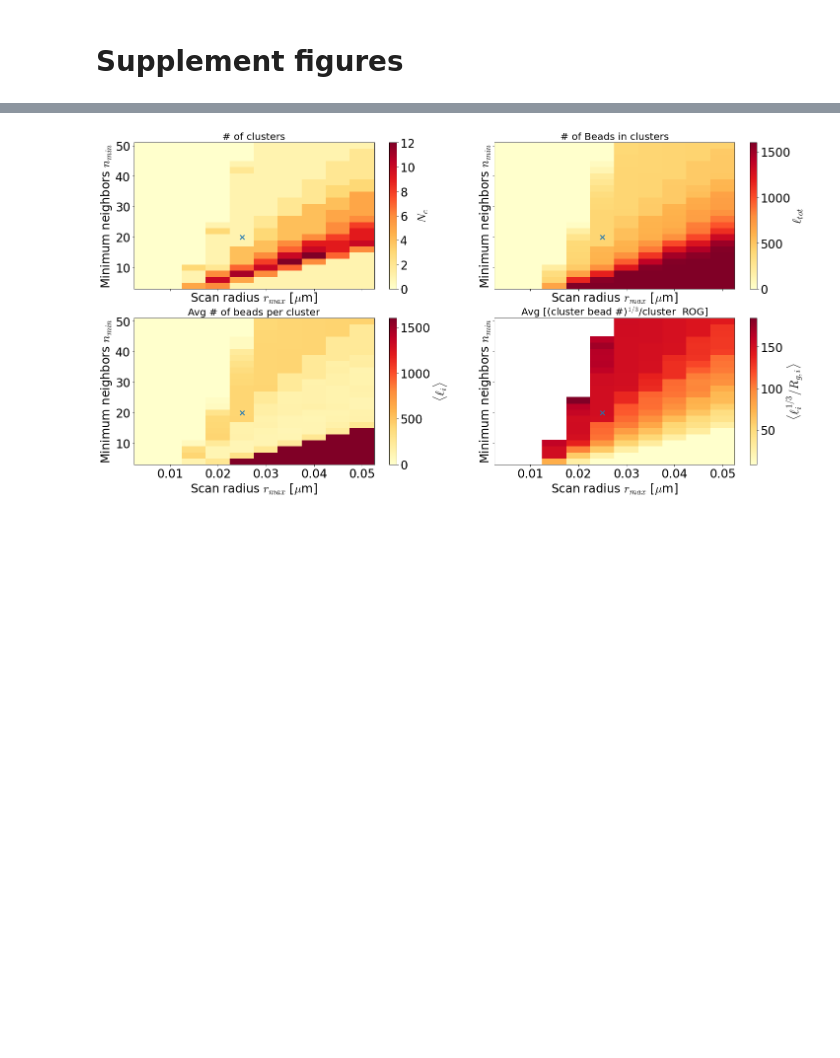
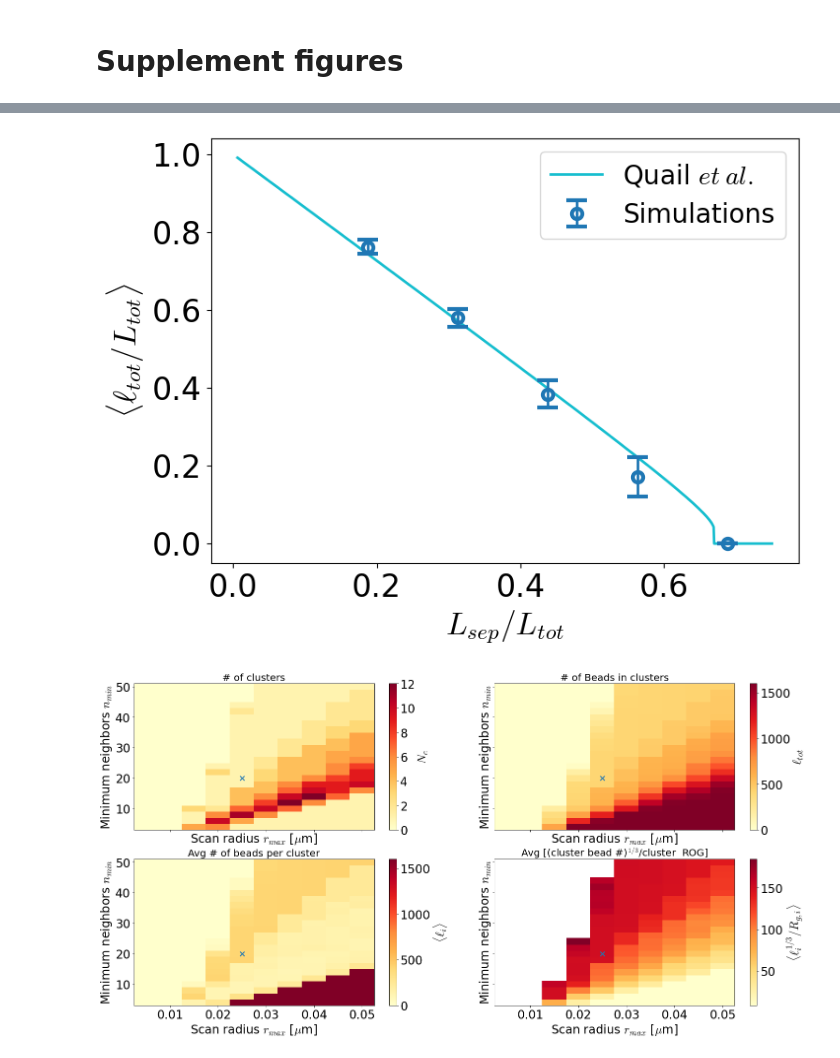
Before and after one commit to flatironinstitute/aLENS_analysis, a Jupyter notebook: notebooks/chromatin_notebooks/Dyn_cond_figs/Figure2.ipynb, the cells around one changed output, grey strips where cells are left out. Saved outputs shown, nothing was run; the diff lists cells and outputs as text; code cells hidden in the pictures; blank space fills up the shorter version.

```diff
--- a/notebooks/chromatin_notebooks/Dyn_cond_figs/Figure2.ipynb
+++ b/notebooks/chromatin_notebooks/Dyn_cond_figs/Figure2.ipynb
@@ -470,8 +835,8 @@ def parse_params(param_dir):
                 run_params = yaml.safe_load(h5_data.attrs["RunConfig"])
                 prot_params = yaml.safe_load(h5_data.attrs["ProteinConfig"])
             return run_params["pinDist"], prot_params["proteins"][0]["Ke"][1]
-        except:
-            print(f"Error occured while parsing ", data_path)
+        except Exception:
+            print("Error occured while parsing ", data_path)
             continue
 
 
@@ -488,9 +853,9 @@ for param_dir in slice_path.glob("*"):
         min_run_length = min(
             [len(h5py.File(h5p, "r")["time"]) for h5p in sd_h5_file_lst]
         )
-    except:
+    except Exception:
         print(
-            f"Error occured while trying to find min_run_length in param dir", param_dir
+            "Error occured while trying to find min_run_length in param dir", param_dir
         )
         continue
     with h5py.File(sd_h5_file_lst[0], "r") as h5d:
@@ -544,8 +909,8 @@ for param_dir in slice_path.glob("*"):
                 max_clust_arr[ih, c] = max_beads
                 # avg_num_clust_beads_arr[ih, c] += num_beads
 
-        except:
-            print(f"Error occured at", h5d.parent)
+        except Exception:
+            print("Error occured at", h5d.parent)
 
     pin_ke_data_dict[pin_dist][Ke] = {
         'zeroth_mom': zeroth_mom_clust_arr,
@@ -591,3 +956,89 @@ with h5py.File("Figure2/fig2_pin_ke_data_dict.h5", "w") as h5d:
             # grp.attrs["num_runs"] = mom_data['num_runs']
 # %% [markdown]
 # Supplement figures
+# %%
+labels_to_graph_dict = {
+    r"$K_e = 3~\mu {\rm M}^{-1}, L_{sep} = 5~\mu {\rm m}$": "Pin5.0um_Ke3/",
+    # r"$K_e = 10~\mu {\rm M}^{-1}, L_{sep} = 5~\mu {\rm m}$": "Pin5.0um_Ke10/",
+    r"$K_e = 30~\mu {\rm M}^{-1}, L_{sep} = 5~\mu {\rm m}$": "Pin5.0um_Ke30/",
+    r"$K_e = 100~\mu {\rm M}^{-1}, L_{sep} = 5~\mu {\rm m}$": "Pin5.0um_Ke100",
+    r"$K_e = 30~\mu {\rm M}^{-1}, L_{sep} = 3~\mu {\rm m}$": "Pin3.0um_Ke30",
+    # r"$K_e = 30~\mu {\rm M}^{-1}, L_{sep} = 7~\mu {\rm m}$": "Pin7.0um_Ke30",
+    r"$K_e = 30~\mu {\rm M}^{-1}, L_{sep} = 9~\mu {\rm m}$": "Pin9.0um_Ke30",
+}
+colors = ["C1", "C0", "C2", "C3", "C4"]
+
+# Panel C: Theory comparison figure
+fig, ax = plt.subplots(figsize=(8, 6))
+
+# Read Ke=30 data for comparison with theory
+with h5py.File("Figure2/fig2_pin_ke_data_dict.h5", "r") as h5d:
+    time_arr = h5d["time"][...]
+    pin_dist_arr = []
+    beads_num_arr = []
+    beads_std_arr = []
+
+    for label in h5d.keys():
+        if label != "time":
+            h5_data = h5d[label]
+            Ke, pin_dist = h5_data.attrs["Ke"], h5_data.attrs["pin_dist"]
+            if Ke == 30:
+                pin_dist_arr.append(pin_dist)
+                tot_cond = h5_data['first_mom'][...] * h5_data['zeroth_mom'][...]
+                beads_num_arr.append(tot_cond[-time_arr.size // 5:].mean())
+                beads_std_arr.append(tot_cond[-time_arr.size // 5:].std())
+
+# Theory parameters
+mu = 4.1  # Free energy per volume pN/um^2
+alpha = 0.05  # Condensate packing factor um^2
+gamma = 0.15  # Surface tension pN/um
+kappa = 0.0822  # Filament flexibility pN
+Ltot = 16.0  # Total length of the polymer um
+
+# Calculate theoretical predictions
+lsep_arr = np.linspace(0.1, 12, 1000)
+ld_max_prob = np.zeros(lsep_arr.size)
+
+for i, lsep in enumerate(lsep_arr):
+    bound = 0.1
+    while free_energy_deriv(bound, Ltot, lsep, mu, alpha, gamma, kappa) > 0:
+        bound += 0.5
+    if bound > Ltot - (lsep * 1.0000001):
+        ld_max_prob[i] = 0.0
+        continue
+    result = root_scalar(
+        free_energy_deriv,
+        method="brentq",
+        bracket=[bound, Ltot - (lsep * 1.0000001)],
+        args=(Ltot, lsep, mu, alpha, gamma, kappa),
+    )
+    ld_max_prob[i] = result.root
+
+# Plot theory and simulations
+_ = ax.plot(
+    lsep_arr / Ltot,
+    ld_max_prob / Ltot,
+    label=r"Quail $\mathit{et\:al.}$",
+    color="C9",
+)
+_ = ax.errorbar(
+    np.array(pin_dist_arr) / 16.0,
+    np.array(beads_num_arr) / 1600.0,
+    yerr=np.array(beads_std_arr) / 1600.0,
+    fmt="o",
+    markeredgewidth=3,
+    markeredgecolor="C0",
+    markersize=8,
+    markerfacecolor="none",
+    capsize=8,
+    label="Simulations",
+)
+_ = ax.set_xlabel(r"$L_{sep}/L_{tot}$")
+_ = ax.set_ylabel(r"$\langle \ell_{tot}/L_{tot} \rangle$")
+_ = ax.legend()
+
+fig.tight_layout()
+
+fig.savefig("Figure2/fig2_panel_c_theory_comparison.eps", dpi=600, bbox_inches="tight")
+fig.savefig("Figure2/fig2_panel_c_theory_comparison.pdf", dpi=600, bbox_inches="tight")
+# %% [output]
@@ -594,3 +1046,4 @@ with h5py.File("Figure2/fig2_pin_ke_data_dict.h5", "w") as h5d:
+[figure, added]
 # %%
 data_path = (
     ceph_path
```
Also changed, not shown: parts of 16 cells of this notebook, 1 other file.
